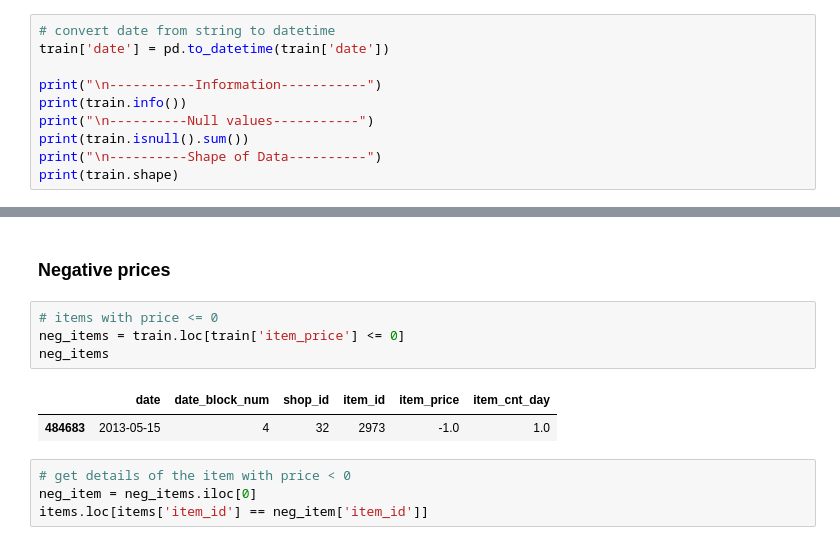
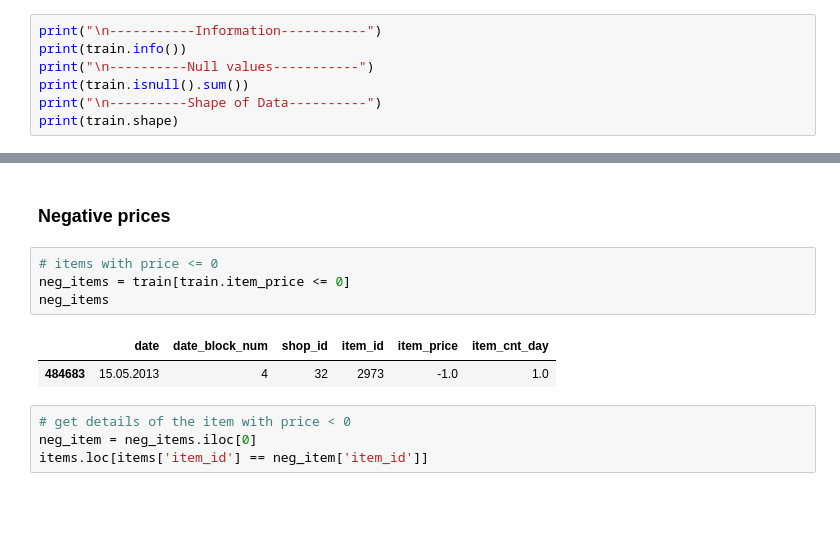
Before and after one commit to pietroventurini/predict-future-sales, a Jupyter notebook: Predict_Future_Sales_EDA.ipynb, the cells around one changed output, grey strips where cells are left out. Drawn from its saved outputs; the diff is of its cells as text; blank space fills up the shorter version.

```diff
--- a/Predict_Future_Sales_EDA.ipynb
+++ b/Predict_Future_Sales_EDA.ipynb
@@ -71,9 +74,6 @@ train.head(5)
 | 3 | 06.01.2013 | 0 | 25 | 2554 | 1709.05 | 1.0 |
 | 4 | 15.01.2013 | 0 | 25 | 2555 | 1099.00 | 1.0 |
 # %%
-# convert date from string to datetime
-train['date'] = pd.to_datetime(train['date'])
-
 print("\n-----------Information-----------")
 print(train.info())
 print("\n----------Null values-----------")
@@ -152,11 +152,11 @@ The first thing that catches the eye is the fact that the minimum price and the
 ### Negative prices
 # %%
 # items with price <= 0
-neg_items = train.loc[train['item_price'] <= 0]
+neg_items = train[train.item_price <= 0]
 neg_items
 # %% [output]
 |  | date | date_block_num | shop_id | item_id | item_price | item_cnt_day |
-| 484683 | 2013-05-15 | 4 | 32 | 2973 | -1.0 | 1.0 |
+| 484683 | 15.05.2013 | 4 | 32 | 2973 | -1.0 | 1.0 |
 # %%
 # get details of the item with price < 0
 neg_item = neg_items.iloc[0]
```
Also changed, not shown: parts of 19 cells of this notebook.
